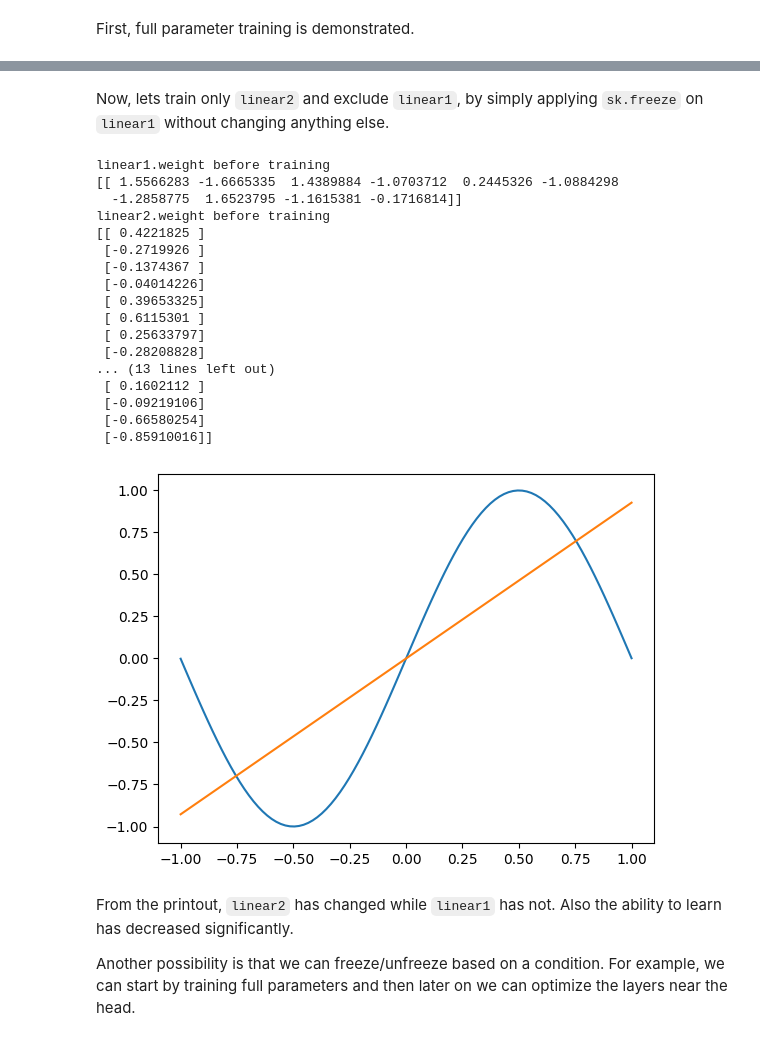
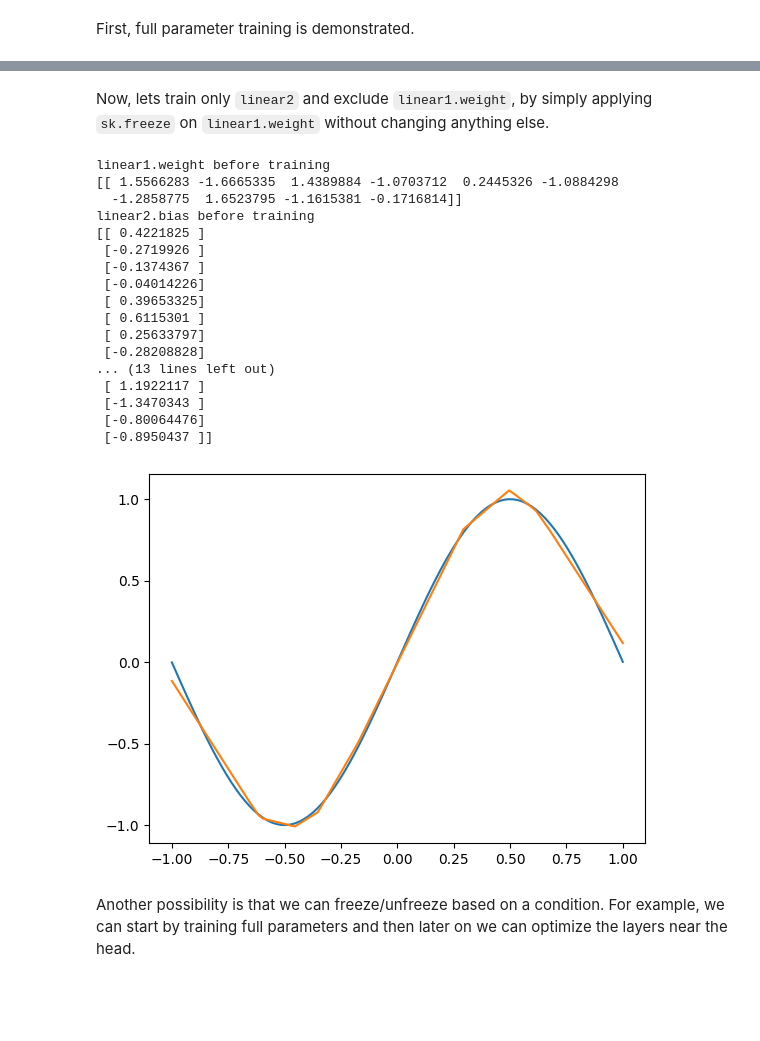
Before and after one commit to ASEM000/serket, a Jupyter notebook: docs/notebooks/subset_training.ipynb, the cells around one changed output, grey strips where cells are left out. Saved outputs shown, nothing was run; the diff lists cells and outputs as text; code cells hidden in the pictures; blank space fills up the shorter version.

```diff
--- a/docs/notebooks/subset_training.ipynb
+++ b/docs/notebooks/subset_training.ipynb
@@ -88,51 +88,49 @@ linear2.weight before training
  [-0.9254845 ]]
 [figure]
 # %% [markdown]
-Now, lets train only `linear2` and exclude `linear1`, by simply applying `sk.freeze` on `linear1` without changing anything else.
+Now, lets train only `linear2` and exclude `linear1.weight`, by simply applying `sk.freeze` on `linear1.weight` without changing anything else.
 # %%
 net = Net(key=jax.random.PRNGKey(0))
 net = sk.tree_mask(net)
 
 print("linear1.weight before training")
 print(net.linear1.weight)
-print("linear2.weight before training")
+print("linear2.bias before training")
 print(net.linear2.weight)
 
 # exclude `linear1` by freezing it
-net = net.at["linear1"].apply(sk.freeze)
+net = net.at["linear1"]["weight"].apply(sk.freeze)
 
 for i in range(10_000):
     net = train_step(net, x, y)
 
 net = sk.tree_unmask(net)
 plt.plot(x, y, label="true")
 plt.plot(x, jax.vmap(net)(x), label="pred")
 
 print("=" * 100)
 print("linear1.weight after training")
 print(net.linear1.weight)
 print("linear2.weight after training")
 print(net.linear2.weight)
 # %% [output]
 linear1.weight before training
 [[ 1.5566283 -1.6665335  1.4389884 -1.0703712  0.2445326 -1.0884298
   -1.2858775  1.6523795 -1.1615381 -0.1716814]]
-linear2.weight before training
+linear2.bias before training
 [[ 0.4221825 ]
  [-0.2719926 ]
  [-0.1374367 ]
  [-0.04014226]
  [ 0.39653325]
  [ 0.6115301 ]
  [ 0.25633797]
  [-0.28208828]
 ... (13 lines left out)
- [ 0.1602112 ]
- [-0.09219106]
- [-0.66580254]
- [-0.85910016]]
+ [ 1.1922117 ]
+ [-1.3470343 ]
+ [-0.80064476]
+ [-0.8950437 ]]
-[figure, old version]
+[figure, new version]
 # %% [markdown]
-From the printout, `linear2` has changed while `linear1` has not. Also the ability to learn has decreased significantly.
-
 Another possibility is that we can freeze/unfreeze based on a condition. For example, we can start by training full parameters and then later on we can optimize the layers near the head.
```
Also changed, not shown: parts of 1 cell of this notebook, 1 other file.
